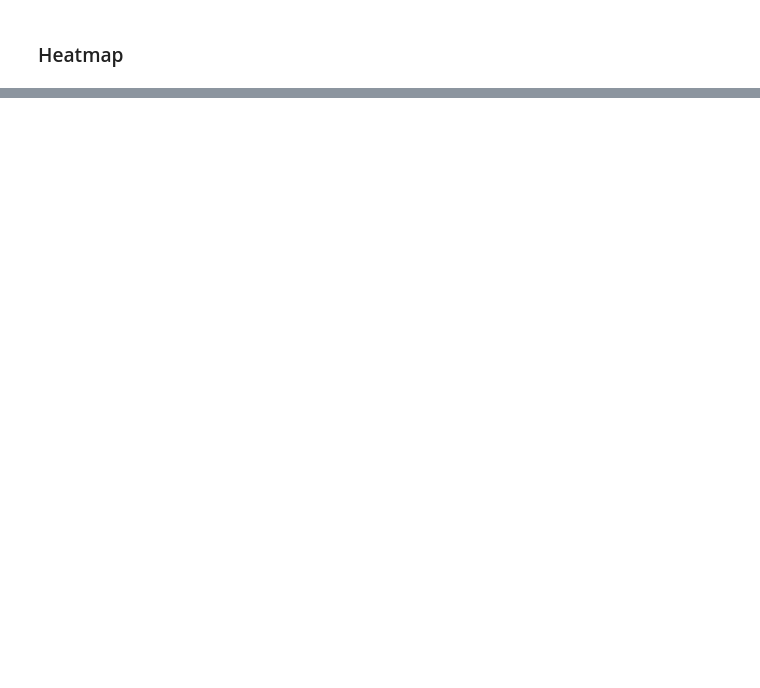
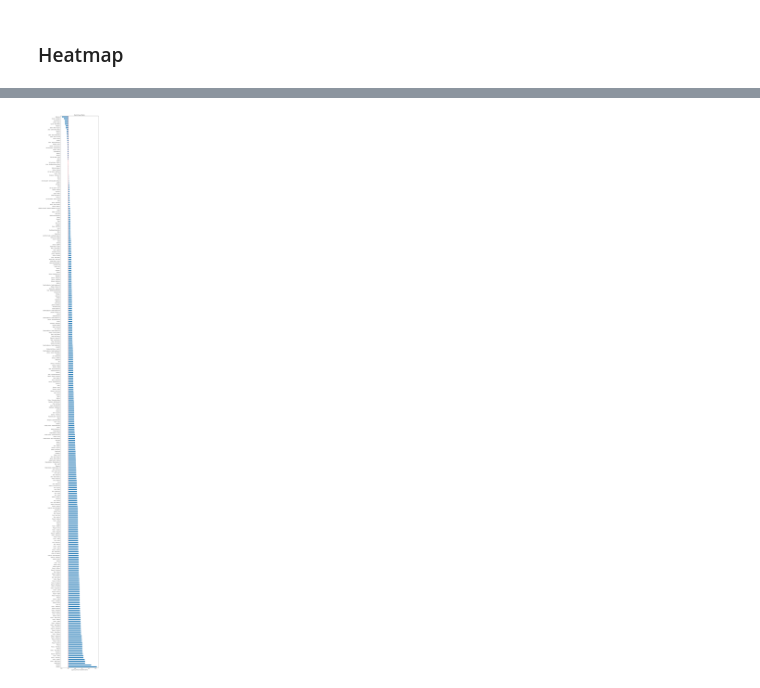
Before and after one commit to matyastvrz/Python_Final_Project, a Jupyter notebook: main.ipynb, the cells around one changed output, grey strips where cells are left out. Saved outputs shown, nothing was run; the diff lists cells and outputs as text; code cells hidden in the pictures; blank space fills up the shorter version.

```diff
--- a/main.ipynb
+++ b/main.ipynb
@@ -253,0 +426,14 @@ m.save("heatmap.html")
+# %%
+# Log-linear model
+df_reg['log_price'] = np.log(df_reg['price'])
+
+model_log = smf.ols(
+    formula='log_price ~ area + C(flat_type) + C(district)',
+    data=df_reg
+).fit()
+
+print(model_log.summary())
+
+# Coefficient interpretation: area coef ≈ % change in price per extra m²
+print(f"\nArea coefficient: {model_log.params['area']:.4f}")
+print(f"→ Each extra m² is associated with ~{model_log.params['area']*100:.2f}% higher rent")
@@ -253,0 +463,15 @@ m.save("heatmap.html")
+# %%
+#Quick summary table of district fixed effects
+fe = model_log.params.filter(like='C(district)')
+fe.index = fe.index.str.replace(r'C\(district\)\[T\.', '', regex=True).str.replace(']', '')
+fe_sorted = fe.sort_values(ascending=False)
+
+plt.figure(figsize=(10, max(4, len(fe_sorted)*0.3)))
+fe_sorted.plot(kind='barh')
+plt.axvline(0, color='red', lw=1)
+plt.xlabel('Log-price premium vs baseline district')
+plt.title('District Fixed Effects')
+plt.tight_layout()
+plt.show()
+# %% [output]
+[figure, added]
```
Also changed, not shown: parts of 12 cells of this notebook.
